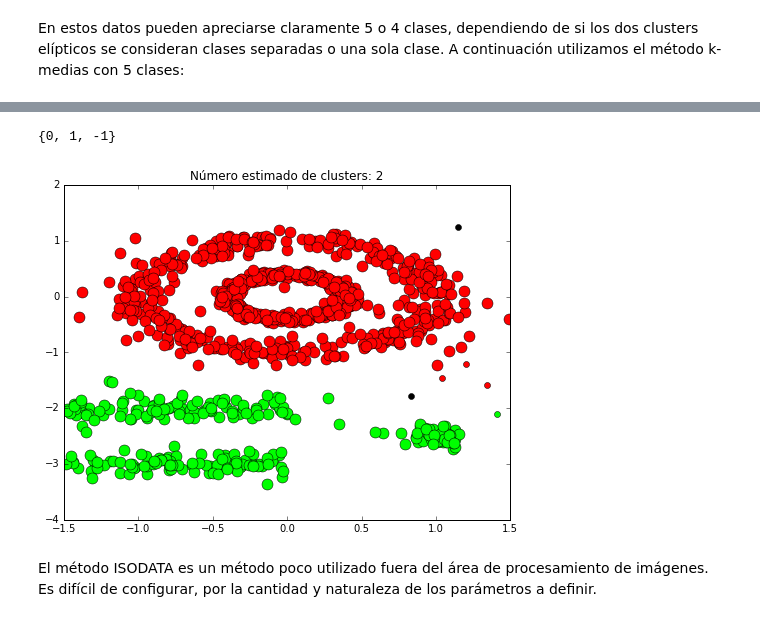
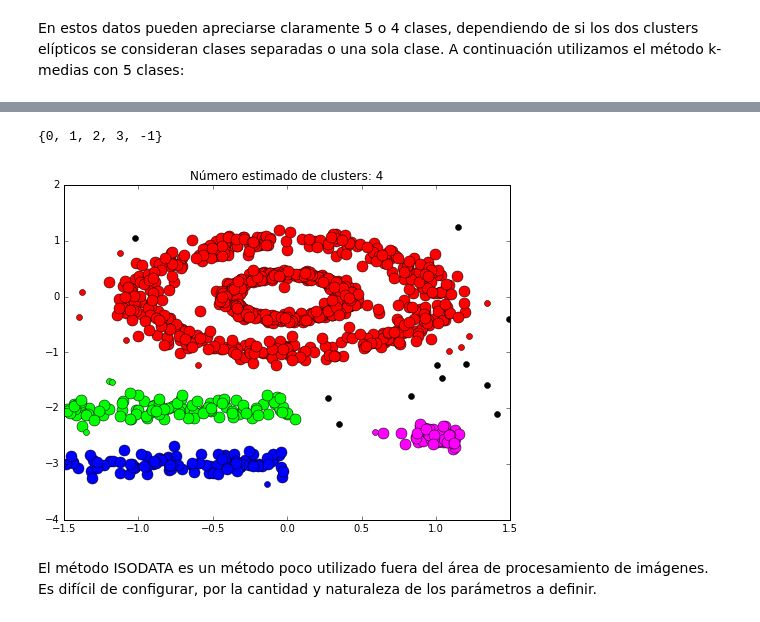
Before and after one commit to rsotoc/pattern-recognition, a Jupyter notebook: Clustering V.ipynb, the cells around one changed output, grey strips where cells are left out. Saved outputs shown, nothing was run; the diff lists cells and outputs as text; code cells hidden in the pictures.

```diff
--- a/Clustering V.ipynb
+++ b/Clustering V.ipynb
@@ -86,37 +86,37 @@ En esta implementación $\epsilon \in (0,1]$ se define como el valor máximo per
 
 Una opción común es hacer el cálculo sobre distancias normalizadas; Esta es la elección en la implementación del algoritmo en la biblioteca **[sklearn.cluster.DBSCAN](http://scikit-learn.org/stable/modules/clustering.html#dbscan)**.
 # %%
-db = cluster.DBSCAN(eps=0.5, min_samples=10)
+db = cluster.DBSCAN(eps=0.3, min_samples=10)
 db.fit(multishapes)
 core_samples_mask = np.zeros_like(db.labels_, dtype=bool)
 core_samples_mask[db.core_sample_indices_] = True
 unique_labels = set(db.labels_)
 
 print(unique_labels)
 # Number of clusters in labels, ignoring noise if present.
 n_clusters_ = len(unique_labels) - (1 if -1 in db.labels_ else 0)
 
 fig = plt.figure(figsize=(8, 6))
 for k, col in zip(unique_labels, colors):
     if k == -1:
         # Black used for noise.
         col = 'k'
 
     my_members = db.labels_ == k
 
     xy = multishapes[my_members & core_samples_mask]
     plt.plot(xy[:, 0], xy[:, 1], 'o',
              markerfacecolor=col, markeredgecolor='k', markersize=11)
 
     xy = multishapes[my_members & ~core_samples_mask]
     plt.plot(xy[:, 0], xy[:, 1], 'o',
              markerfacecolor=col, markeredgecolor='k', markersize=6)
 
 plt.title('Número estimado de clusters: %d' % n_clusters_)
 plt.show()
 # %% [output]
-{0, 1, -1}
+{0, 1, 2, 3, -1}
-[figure, old version]
+[figure, new version]
 # %% [markdown]
 El método ISODATA es un método poco utilizado fuera del área de procesamiento de imágenes. Es difícil de configurar, por la cantidad y naturaleza de los parámetros a definir.
 # %% [markdown]
```
Also changed, not shown: parts of 1 cell of this notebook.
